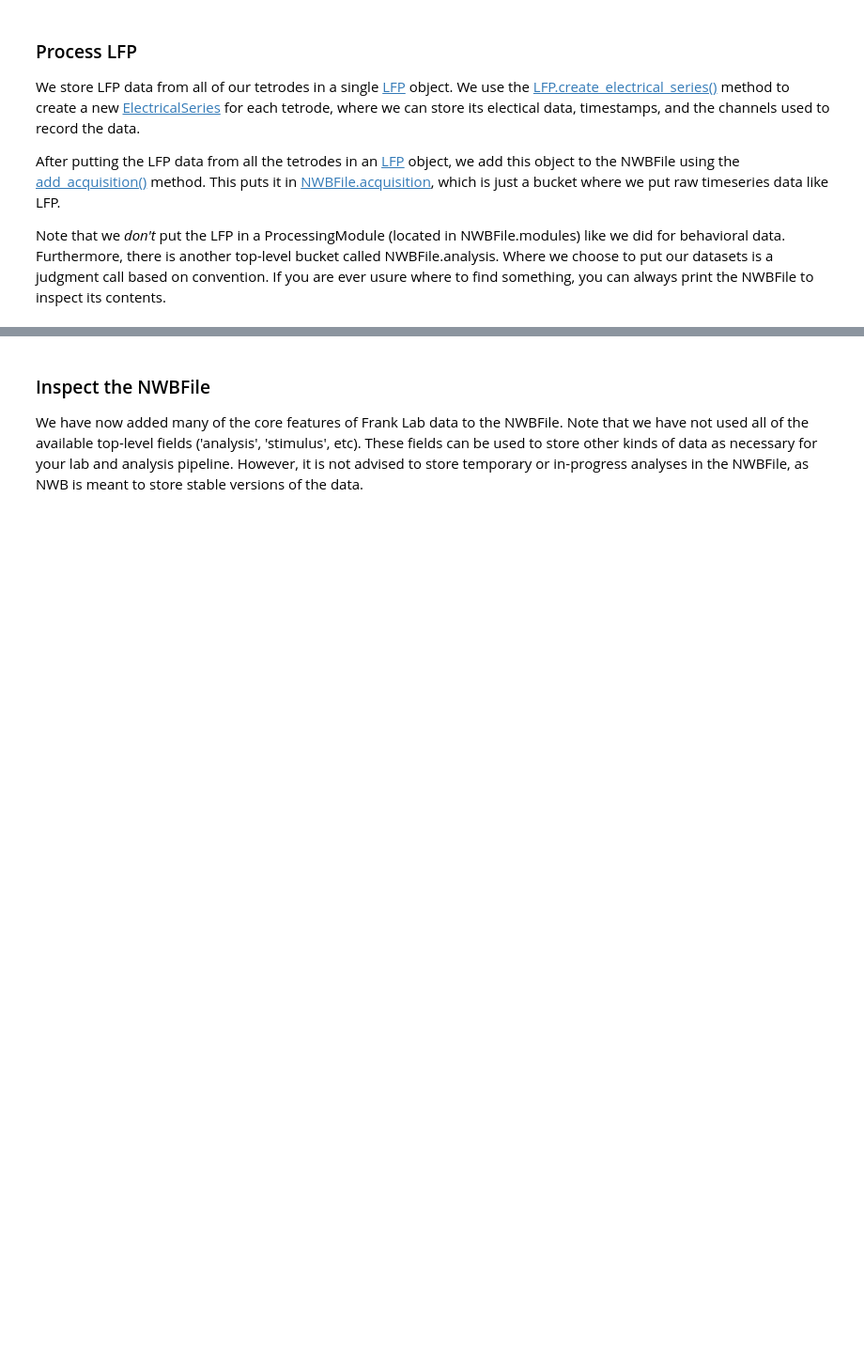
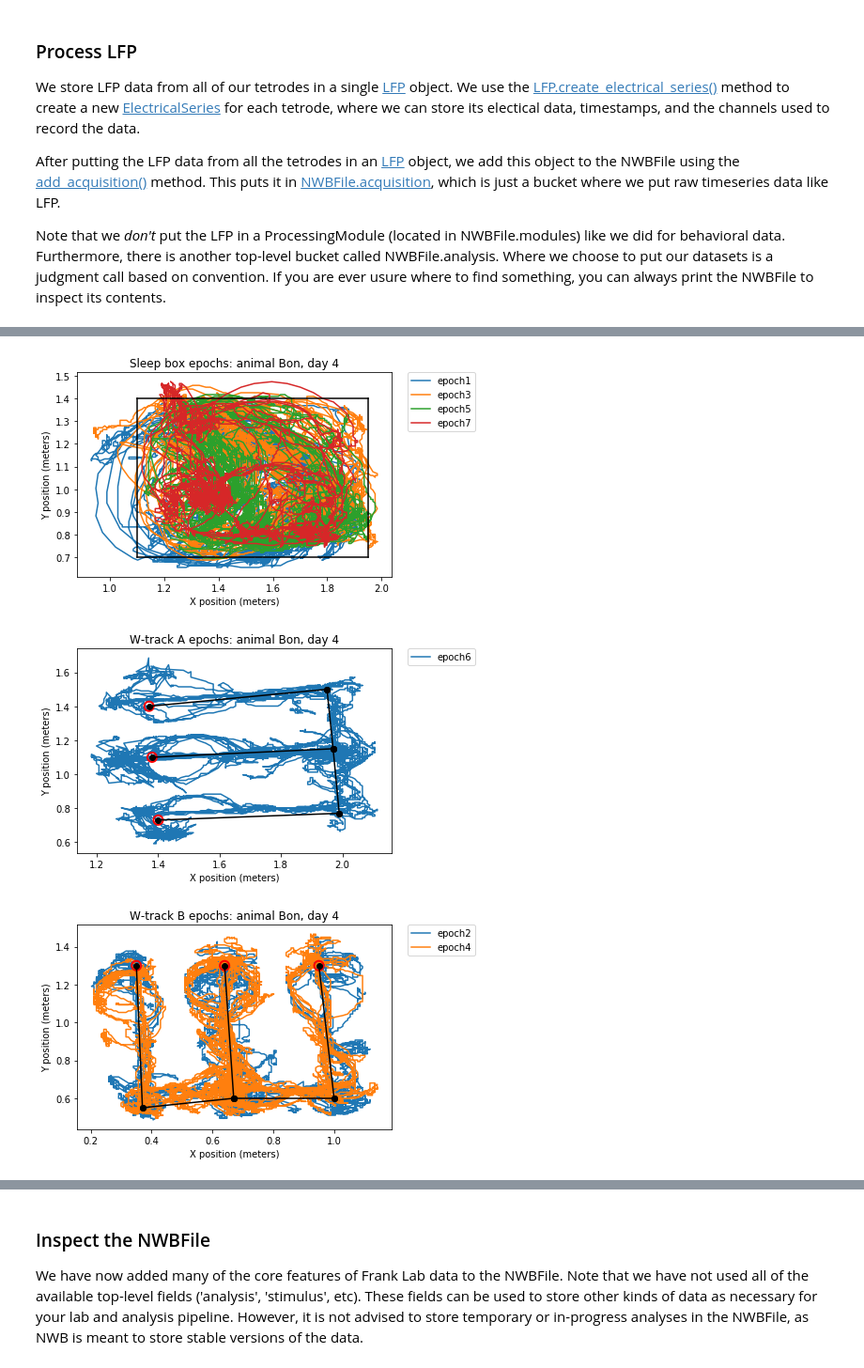
Before and after one commit to LorenFrankLab/franklab-nwb, a Jupyter notebook: create_franklab_nwbfile.ipynb, the cells around one changed output, grey strips where cells are left out. Shown at 94% size. Saved outputs shown, nothing was run; the diff lists cells and outputs as text; code cells hidden in the pictures; blank space fills up the shorter version.

```diff
--- a/create_franklab_nwbfile.ipynb
+++ b/create_franklab_nwbfile.ipynb
@@ -52,7 +52,8 @@ We will create an NWB file storing data from one experimental day for one animal
 # ~ ~ ~ ~ UPDATE THIS VARIABLE WITH THE PATH TO YOUR DATA ~ ~ ~ ~
 # -------
 # Path to your data directory (e.g. the directory called "Bon" downloaded from CRCNS)
-data_dir = os.path.expanduser('~/Data/Bon')
+data_dir = os.path.expanduser('~/Data/CRCNS/Bon')
+assert(os.path.isdir(data_dir)), "Data directory does not exist! Update path."
 
 # -------
 # You don't need to change these unless you are trying out other days or animals.
@@ -60,5 +61,10 @@ data_dir = os.path.expanduser('~/Data/Bon')
 # -------
 day = 4
 animal = 'Bon'
-dataset_zero_time = datetime(2006, 1, day, 12, 0, 0, tzinfo=tz.gettz('US/Pacific'))   # Time the experiment was conducted
+
+# We don't know the exact date and time this experiment was actually conducted, so we use a placeholder date.
+dataset_zero_time = datetime(2006, 1, day, 12, 0, 0, tzinfo=tz.gettz('US/Pacific'))
+
+# Recording parameters needed for import:
+eeg_samprate = 1500.0 # Hz
 # %% [markdown]
@@ -75,8 +81,8 @@ nwbf = pynwb.NWBFile(
            lab='Frank Laboratory',
            experimenter='Mattias Karlsson',
            institution='UCSF',
-           experiment_description='Recordings from awake behaving rat',
+           experiment_description='Tetrode recordings from behaving rat on W-Track and during sleep',
            session_id=data_dir)
 
-print("Here is the top-level structure of our new (still mostly empty) PyNWB object:")
+print("Here is the top-level structure of our new (still mostly empty) object:")
 print(nwbf)
@@ -558,0 +494,62 @@ print(nwbf.units.to_dataframe().iloc[0, :])
+# %%
+# --------------
+# Hard-coded estimates of apparatus geometry for animal 'Bon', day 4 (in meters).
+# For other datasets, replace these with accurate estimates from the position plots.
+# --------------
+# Sleep box polygon [lower left, upper left, upper right, lower right]
+sleep_box_polygon = {'sleep box': [[1.1, 0.7], [1.1, 1.4], [1.95, 1.4], [1.95, 0.7]]}
+
+
+# W-track A:
+# -- linearized segments represent the start/end of track segments/"arms"
+# -- reward well locations
+wtrackA_segments = {'left arm': [[1.4, 0.73], [1.99, 0.77]],
+                    'left_branch': [[1.99, 0.77], [1.97, 1.15]],
+                     'middle arm': [[1.38, 1.1], [1.97, 1.15]],
+                     'right_branch': [[1.97, 1.15], [1.95, 1.5]],
+                     'right arm': [[1.37, 1.4], [1.95, 1.5]]}
+wtrackA_reward_wells = {'left reward well': [1.4, 0.73],
+                        'middle reward well': [1.38, 1.1],
+                        'right reward well': [1.37, 1.4]}
+
+# W-track B
+# -- linearized segments start/end
+# -- reward well locations
+wtrackB_segments = {'left arm': [[0.37, 0.55], [0.35, 1.3]],
+                     'middle arm': [[0.67, 0.6], [0.64, 1.3]],
+                     'right arm': [[1.0, 0.6], [0.95, 1.3]],
+                     'left_branch': [[0.37, 0.55], [0.67, 0.6]],
+                     'right_branch': [[0.67, 0.6], [1.0, 0.6]]}
+wtrackB_reward_wells = {'left reward well': [0.35, 1.3],
+                        'middle reward well': [0.64, 1.3],
+                        'right reward well': [0.95, 1.3]}
+
+
+# --------------
+# Find which epochs were on which apparatus (sleep box, w-track A, or w-track B)
+# --------------
+sleep_epochs, wtrackA_epochs, wtrackB_epochs = flh.separate_epochs_by_apparatus(data_dir, animal, day)
+
+
+# --------------
+# Plot animal position on each apparatus
+# -------------
+pos_series = position['spatial_series']
+sleep_fig = flh.plot_position_by_epochs(animal, pos_series, np.array(epoch_time_ivls),
+                                        sleep_epochs, 'Sleep box epochs: animal %s, day %s' % (animal, day))
+wtrackA_fig = flh.plot_position_by_epochs(animal, pos_series, np.array(epoch_time_ivls),
+                                          wtrackA_epochs, 'W-track A epochs: animal %s, day %s' % (animal, day))
+wtrackB_fig = flh.plot_position_by_epochs(animal, pos_series, np.array(epoch_time_ivls),
+                                          wtrackB_epochs, 'W-track B epochs: animal %s, day %s' % (animal, day))
+
+
+# --------------
+# Overlay plot of estimated apparatuses (estimated using the animal position plots)
+# -------------
+flh.overlay_apparatus_geom(sleep_fig, points={}, segments={}, polygons=sleep_box_polygon)
+flh.overlay_apparatus_geom(wtrackA_fig, points=wtrackA_reward_wells, segments=wtrackA_segments, polygons={})
+flh.overlay_apparatus_geom(wtrackB_fig, points=wtrackB_reward_wells, segments=wtrackB_segments, polygons={})
+# %% [output]
+[figure, added]
+[figure, added]
+[figure, added]
```
Also changed, not shown: parts of 43 cells of this notebook, 9 other files.
